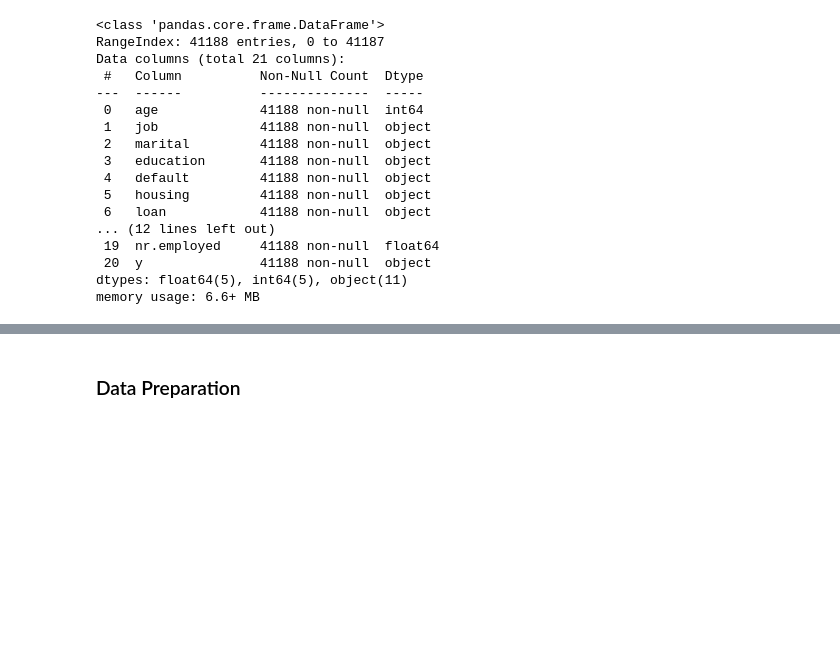
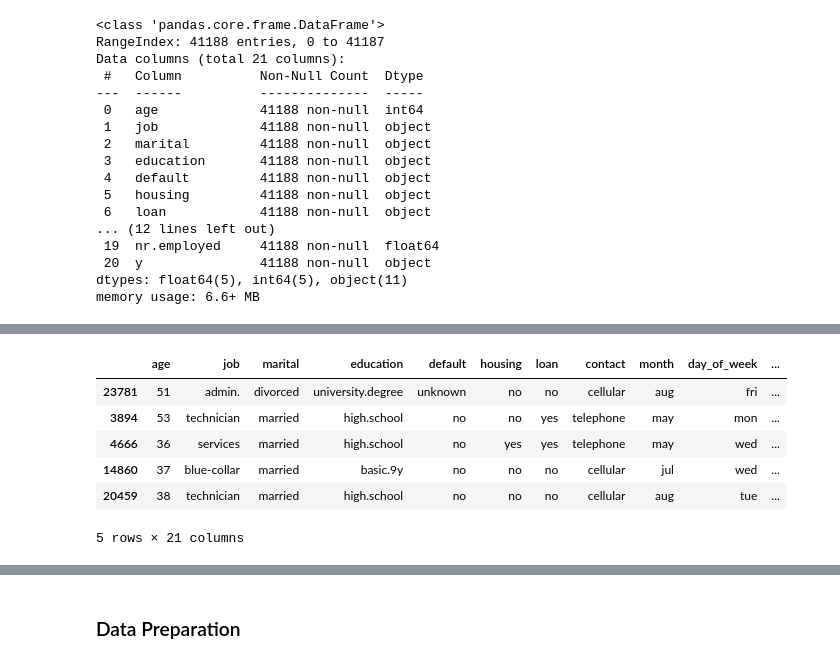
Before and after one commit to mattdabit/bank-marketing, a Jupyter notebook: bank_marketing.ipynb, the cells around one changed output, grey strips where cells are left out. Saved outputs shown, nothing was run; the diff lists cells and outputs as text; code cells hidden in the pictures; blank space fills up the shorter version.

```diff
--- a/bank_marketing.ipynb
+++ b/bank_marketing.ipynb
@@ -73,0 +136,10 @@ memory usage: 6.6+ MB
+# %%
+df.sample(5)
+# %% [output]
+|  | age | job | marital | education | default | housing | loan | contact | month | day_of_week | ... |
+| 23781 | 51 | admin. | divorced | university.degree | unknown | no | no | cellular | aug | fri | ... |
+| 3894 | 53 | technician | married | high.school | no | no | yes | telephone | may | mon | ... |
+| 4666 | 36 | services | married | high.school | no | yes | yes | telephone | may | wed | ... |
+| 14860 | 37 | blue-collar | married | basic.9y | no | no | no | cellular | jul | wed | ... |
+| 20459 | 38 | technician | married | high.school | no | no | no | cellular | aug | tue | ... |
+5 rows × 21 columns
```
Also changed, not shown: parts of 7 cells of this notebook, 1 other file.
